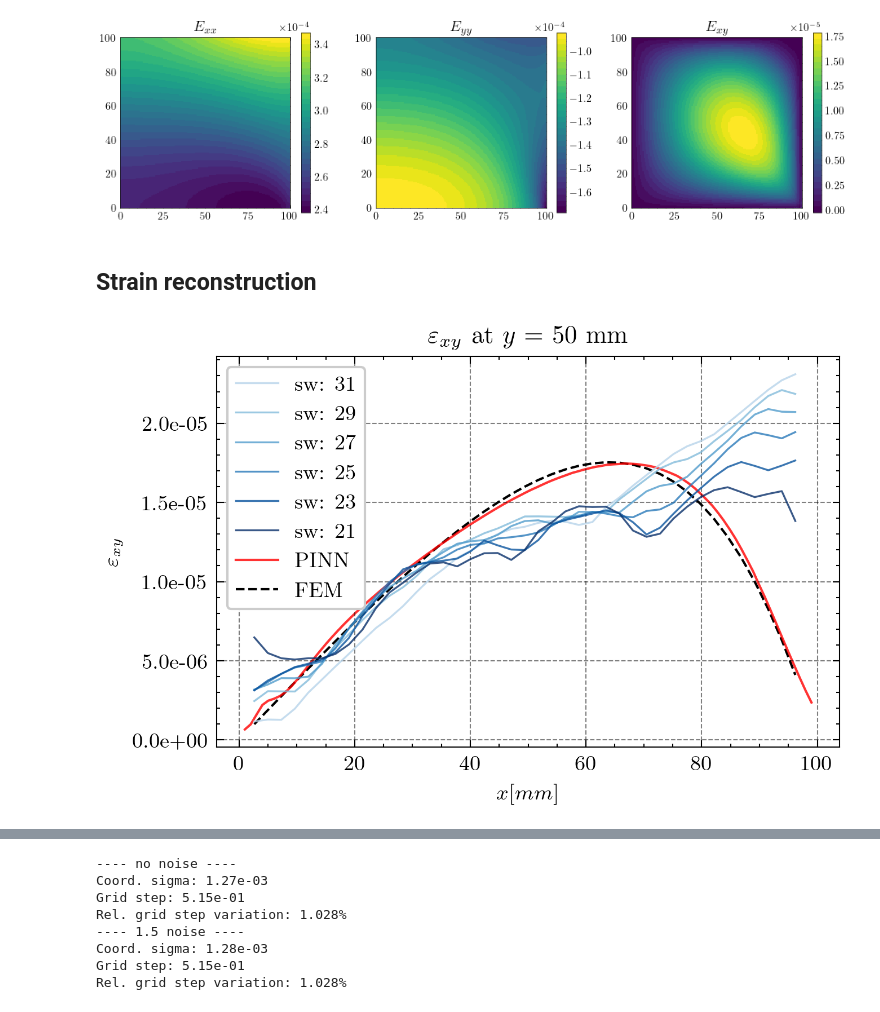
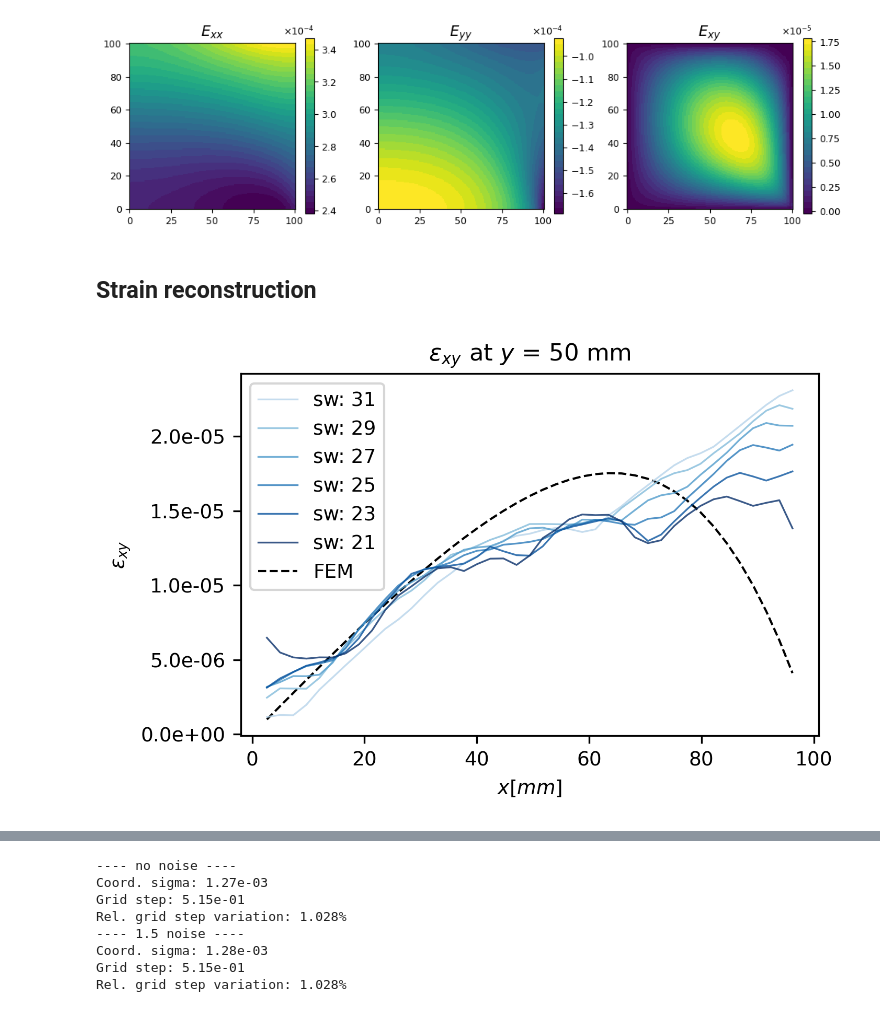
Before and after one commit to bonneted/PINN-MT2.0, a Jupyter notebook: 1_side_loaded_plate/2_noise_study/dic_study.ipynb, the cells around one changed output, grey strips where cells are left out. Saved outputs shown, nothing was run; the diff lists cells and outputs as text; code cells hidden in the pictures.

Commit message:
update noise results

```diff
--- a/1_side_loaded_plate/2_noise_study/dic_study.ipynb
+++ b/1_side_loaded_plate/2_noise_study/dic_study.ipynb
@@ -4,8 +4,8 @@ from scipy.interpolate import RegularGridInterpolator
 from matplotlib.colors import ListedColormap
 import matplotlib.ticker as ticker
 import matplotlib.pyplot as plt
-import scienceplots  # optional, requires latex
-plt.style.use(['science', 'grid'])
+# import scienceplots  # optional, requires latex
+# plt.style.use(['science', 'grid'])
 # %%
 # Load solution
 plate_size = 100 # mm
@@ -80,7 +80,7 @@ im = pcolor_plot(ax[0], X, Y, strain_plot[:,0].reshape(X.shape), r"$E_{xx}$",col
 im = pcolor_plot(ax[1], X, Y, strain_plot[:,1].reshape(X.shape), r"$E_{yy}$",colormap=cmap)
 im = pcolor_plot(ax[2], X, Y, strain_plot[:,2].reshape(X.shape), r"$E_{xy}$",colormap=cmap)
 # %% [output]
-[figure, old version]
+[figure, new version]
 # %% [markdown]
 ## Strain reconstruction
 # %%
@@ -151,51 +151,52 @@ def plot_field_slice(ax, base_folder, field_name, y_slice):
 field_id = 2
 camera_id = 2
 y_slice = 50
 
 camera_resolution = ["5MP","2MP","0.4MP"][camera_id]
 measurments_str = ['192x191', '115x114', '41x39'][camera_id]
 
 base_folder = f"data_VSG_study/{camera_resolution}/"
 field_name = ["exx", "eyy", "exy"][field_id]
 
 fig, ax = plt.subplots(figsize=(3.17*figure_factor, 2*figure_factor), dpi=300) # 3.17 inches = half A4 with margins
 ax, x_coords, y_coords, y_mid_index, sorted_sw = plot_field_slice(ax, base_folder, field_name, y_slice)
 
 # Plot PINN reconstruction
-noise, time, run_number = 1, 5, 1
-results_folder, dic_prefix = "results", "dic_"
-run = f"{dic_prefix}displacement_{measurments_str}_{noise}noise_{time}min{f'-{run_number}' if run_number else ''}"
-run_folder = os.path.join(results_folder, f"{noise}noise", run) + "/"
+if False:
+    noise, time, run_number = 1, 5, 1
+    results_folder, dic_prefix = "results", "dic_"
+    run = f"{dic_prefix}displacement_{measurments_str}_{noise}noise_{time}min{f'-{run_number}' if run_number else ''}"
+    run_folder = os.path.join(results_folder, f"{noise}noise", run) + "/"
 
-def read_data_file(filename):
-    with open(filename, "r") as f:
-        data = [line.split(' ', 1) for line in f]
-    steps, values = zip(*[(eval(s), eval(v)) for s, v in data])
-    return list(steps), list(values)
+    def read_data_file(filename):
+        with open(filename, "r") as f:
+            data = [line.split(' ', 1) for line in f]
+        steps, values = zip(*[(eval(s), eval(v)) for s, v in data])
+        return list(steps), list(values)
 
-fields = [np.array(read_data_file(os.path.join(run_folder, f"{name}_history.dat"))[1]) for name in ["Exx", "Eyy", "Exy"]]
-total_loss = np.mean(np.loadtxt(os.path.join(run_folder, "loss_history.dat"))[:, 1:], axis=1)
-min_loss_idx = np.argmin(total_loss)
-field = np.array(fields[field_id][min_loss_idx]).reshape([100, 100]).T
-x_pinn = np.linspace(0, plate_size, 100)[1:-1]
-y_pinn = np.linspace(0, plate_size, 100)
-y_pinn_index = np.abs(y_pinn - y_slice).argmin()
-ax.plot(x_pinn, field[y_pinn_index, 1:-1], label="PINN", color='r', linewidth=1, alpha=0.8, zorder=-1)
+    fields = [np.array(read_data_file(os.path.join(run_folder, f"{name}_history.dat"))[1]) for name in ["Exx", "Eyy", "Exy"]]
+    total_loss = np.mean(np.loadtxt(os.path.join(run_folder, "loss_history.dat"))[:, 1:], axis=1)
+    min_loss_idx = np.argmin(total_loss)
+    field = np.array(fields[field_id][min_loss_idx]).reshape([100, 100]).T
+    x_pinn = np.linspace(0, plate_size, 100)[1:-1]
+    y_pinn = np.linspace(0, plate_size, 100)
+    y_pinn_index = np.abs(y_pinn - y_slice).argmin()
+    ax.plot(x_pinn, field[y_pinn_index, 1:-1], label="PINN", color='r', linewidth=1, alpha=0.8, zorder=-1)
 
 # Plot FEM comparison at the end
 ax.plot(x_coords[y_mid_index, :], strain_fn(x_coords[y_mid_index, :], y_coords[y_mid_index, :])[:, field_id], 'k--', label="FEM", linewidth=1, zorder=-2)
 
 # Plot legend and labels
 ax.legend()
 ax.set_xlabel(r"$x [mm]$")
 ax.yaxis.set_major_formatter(plt.FuncFormatter(lambda x, _: f'{x:.1e}'))
 ax.set_ylabel([r'$\varepsilon_{xx}$', r'$\varepsilon_{yy}$', r'$\varepsilon_{xy}$'][field_id])
 ax.set_title(f"{[r'$\varepsilon_{xx}$', r'$\varepsilon_{yy}$', r'$\varepsilon_{xy}$'][field_id]} at $y$ = {y_slice} mm")
 plt.show()
 
 # fig.savefig(f"figures/{camera_resolution}_{field_name}_slice_y_{y_slice}mm.png", dpi=300, bbox_inches='tight')
 # %% [output]
-[figure, old version]
+[figure, new version]
 # %%
 fig.savefig(f"figures/{camera_resolution}_{field_name}_slice_y_{y_slice}mm.png", dpi=300, bbox_inches='tight')
 # %%
```
Also changed, not shown: parts of 5 cells of this notebook.
